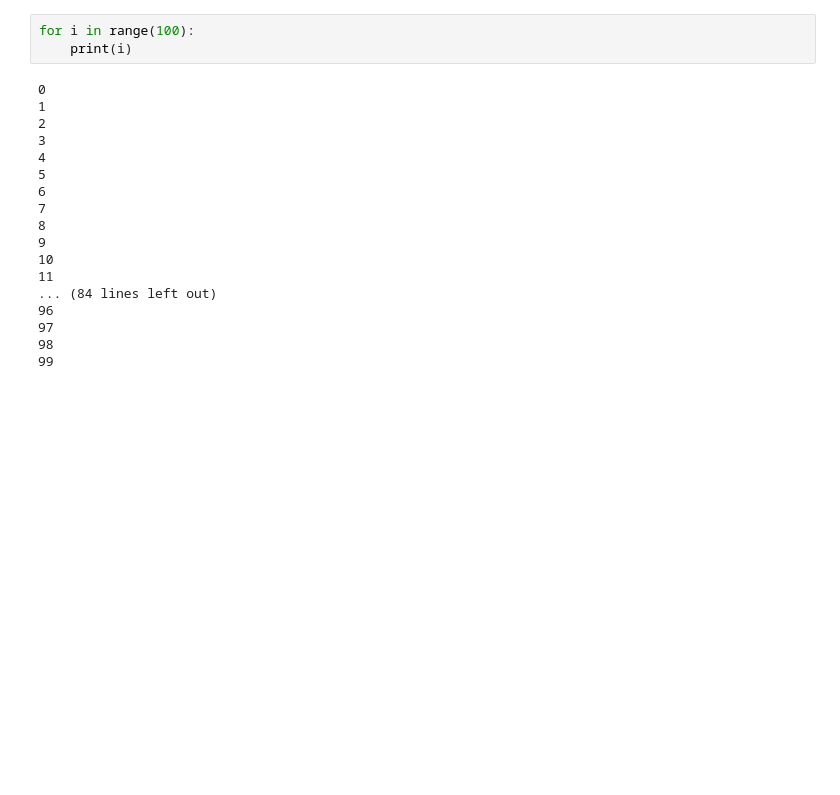
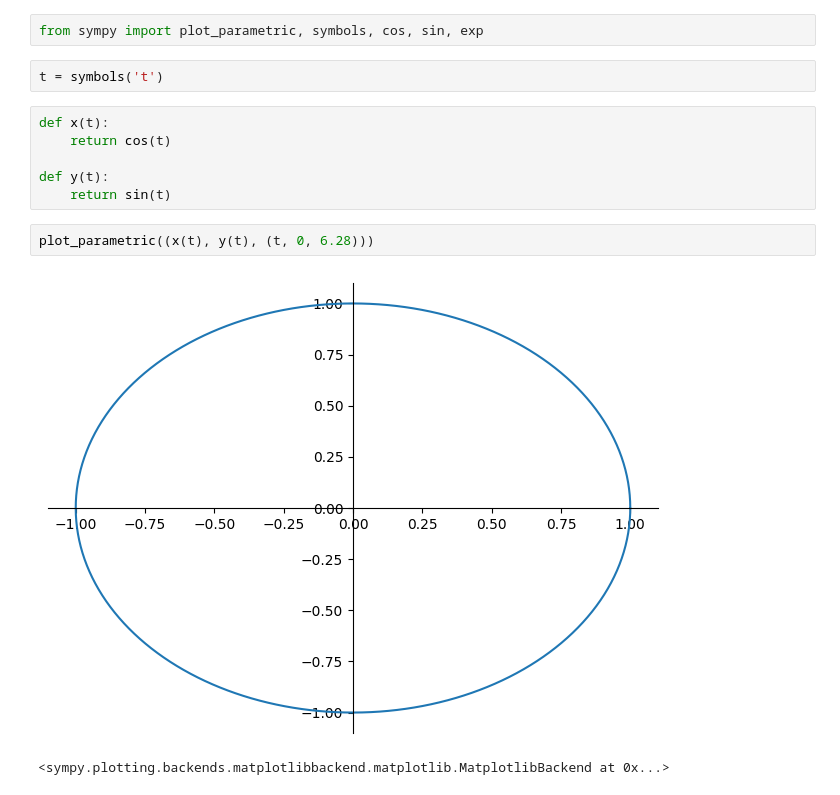
Before and after one commit to danilomaciel3/ICGD2024, a Jupyter notebook: pkgs/plane_curves.ipynb, the cells around one changed output. Saved outputs shown, nothing was run; the diff lists cells and outputs as text; blank space fills up the shorter version.

```diff
--- a/pkgs/plane_curves.ipynb
+++ b/pkgs/plane_curves.ipynb
@@ -1,21 +1,15 @@
 # %%
-for i in range(100):
-    print(i)
+from sympy import plot_parametric, symbols, cos, sin, exp
-# %% [output]
-0
-1
-2
-3
-4
-5
-6
-7
-8
-9
-10
-11
-... (84 lines left out)
-96
-97
-98
-99
+# %%
+t = symbols('t')
+# %%
+def x(t):
+    return cos(t)
+
+def y(t):
+    return sin(t)
+# %%
+plot_parametric((x(t), y(t), (t, 0, 6.28)))
+# %% [output]
+[figure, added]
+<sympy.plotting.backends.matplotlibbackend.matplotlib.MatplotlibBackend at 0x...>
```
